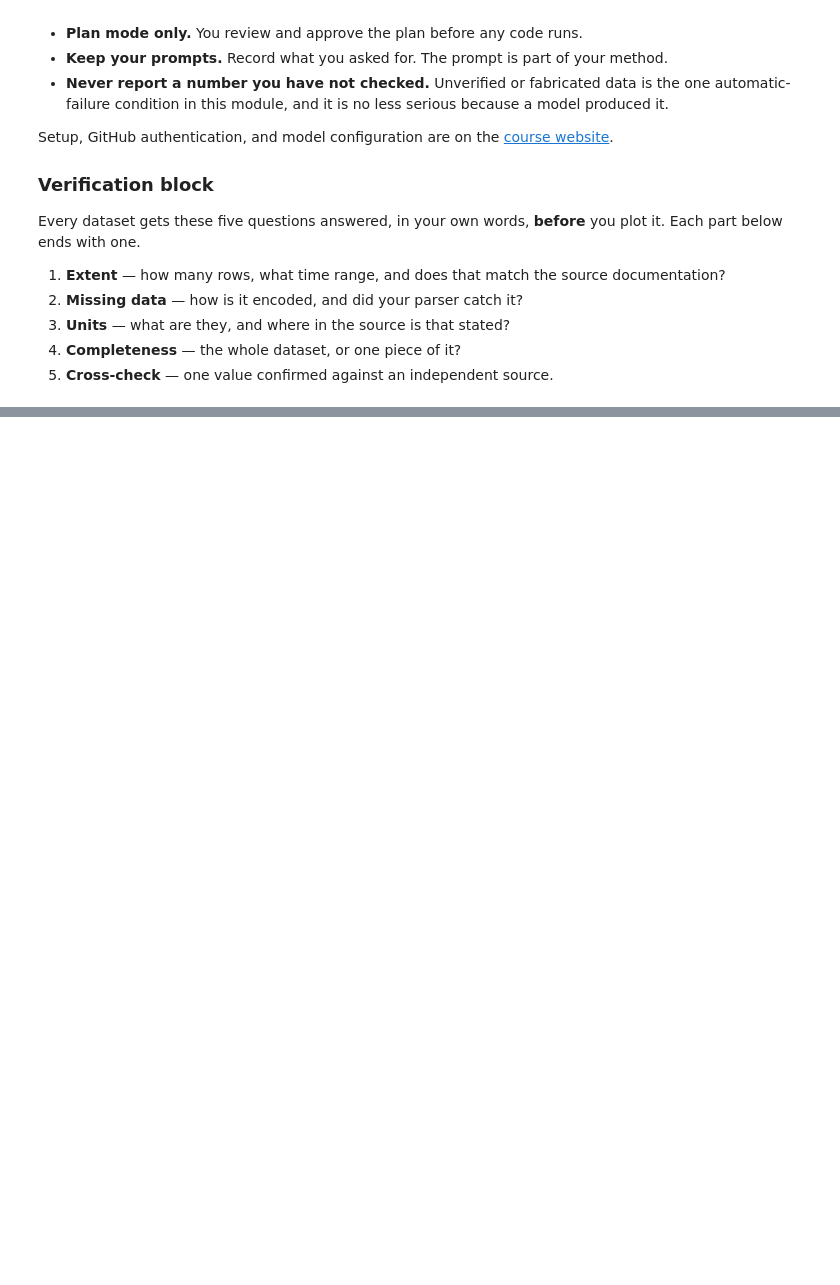
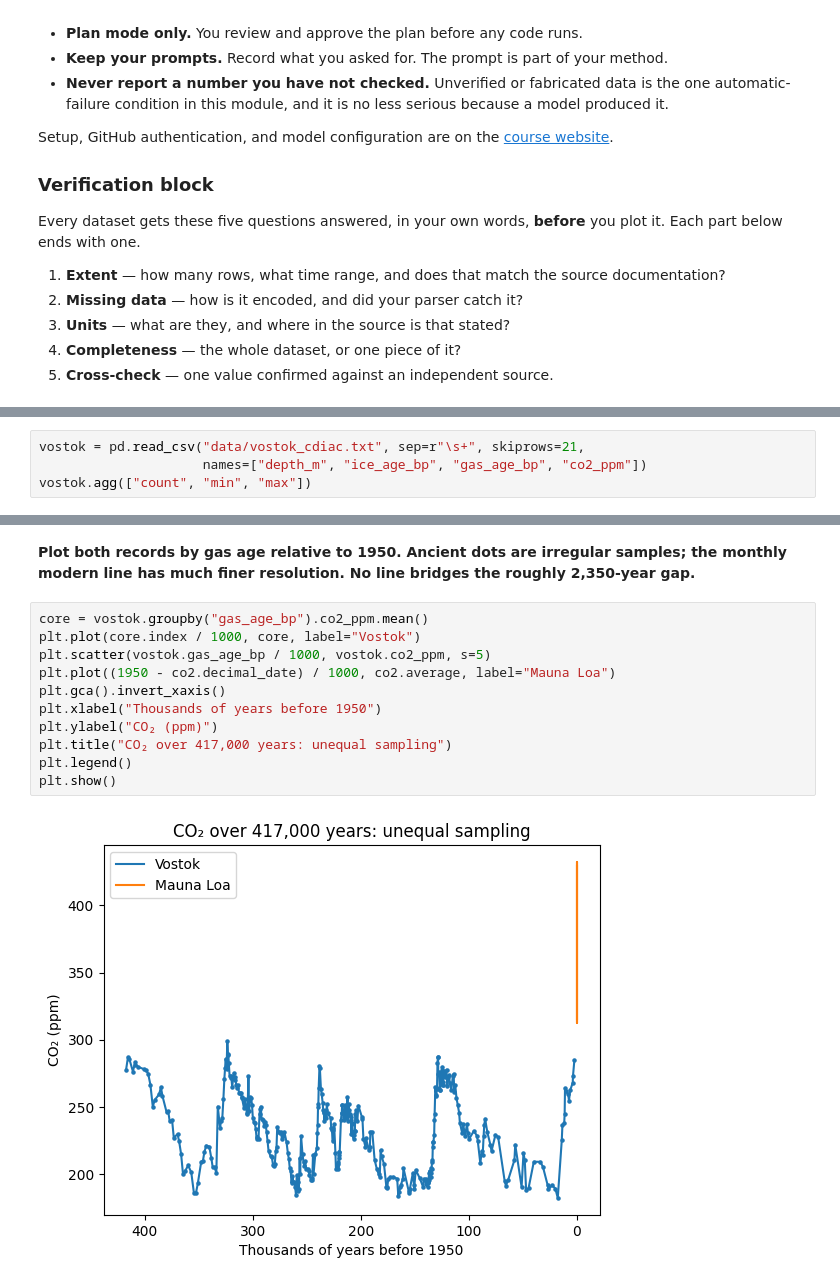
Before and after one commit to josephwong-png/climate-module-josephwong-png, a Jupyter notebook: climate.ipynb, the cells around one changed output, grey strips where cells are left out. Saved outputs shown, nothing was run; the diff lists cells and outputs as text; blank space fills up the shorter version.

```diff
--- a/climate.ipynb
+++ b/climate.ipynb
@@ -658,0 +682,4 @@ See [rubric.md](rubric.md) for scoring.
+# %%
+vostok = pd.read_csv("data/vostok_cdiac.txt", sep=r"\s+", skiprows=21,
+                     names=["depth_m", "ice_age_bp", "gas_age_bp", "co2_ppm"])
+vostok.agg(["count", "min", "max"])
@@ -658,0 +723,15 @@ See [rubric.md](rubric.md) for scoring.
+# %% [markdown]
+**Plot both records by gas age relative to 1950. Ancient dots are irregular samples; the monthly modern line has much finer resolution. No line bridges the roughly 2,350-year gap.**
+# %%
+core = vostok.groupby("gas_age_bp").co2_ppm.mean()
+plt.plot(core.index / 1000, core, label="Vostok")
+plt.scatter(vostok.gas_age_bp / 1000, vostok.co2_ppm, s=5)
+plt.plot((1950 - co2.decimal_date) / 1000, co2.average, label="Mauna Loa")
+plt.gca().invert_xaxis()
+plt.xlabel("Thousands of years before 1950")
+plt.ylabel("CO₂ (ppm)")
+plt.title("CO₂ over 417,000 years: unequal sampling")
+plt.legend()
+plt.show()
+# %% [output]
+[figure, added]
```
Also changed, not shown: parts of 171 cells of this notebook, 23 other files.
